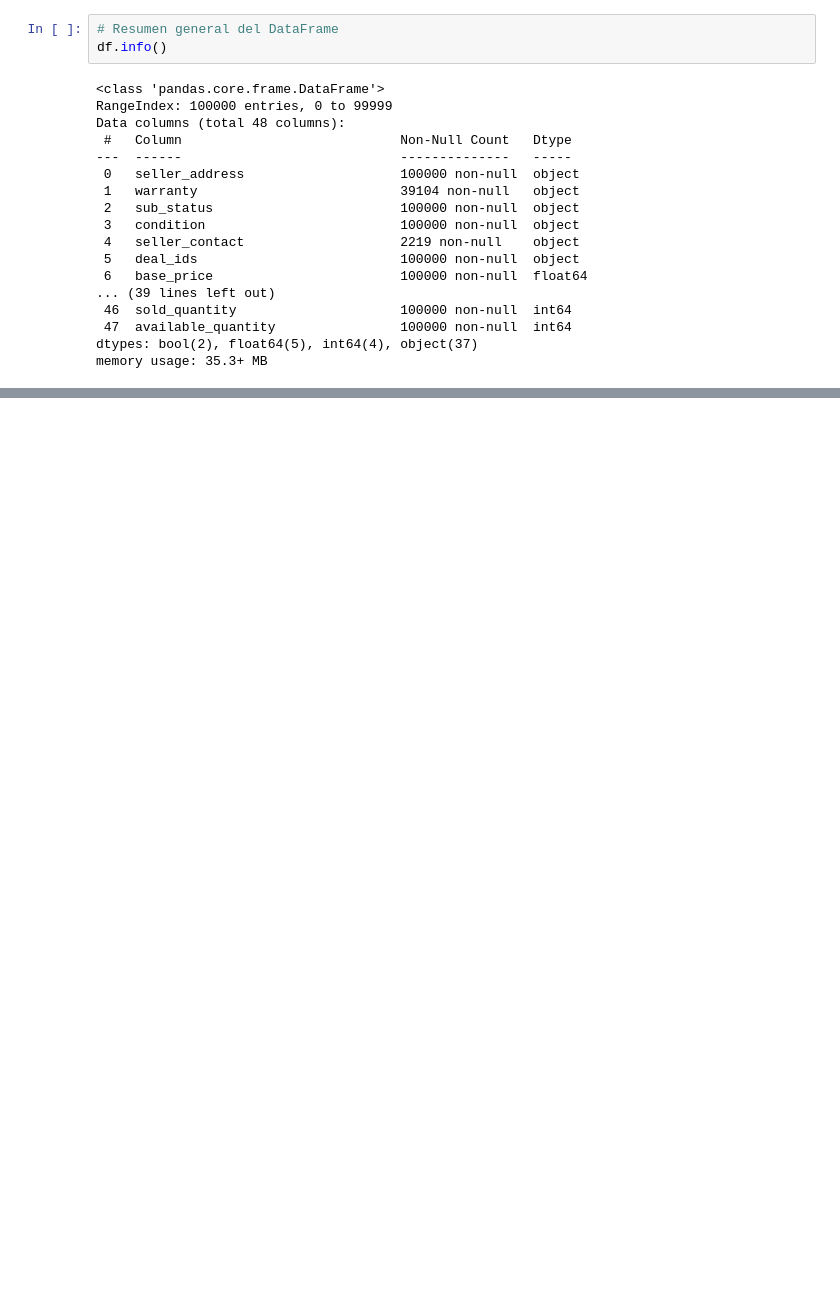
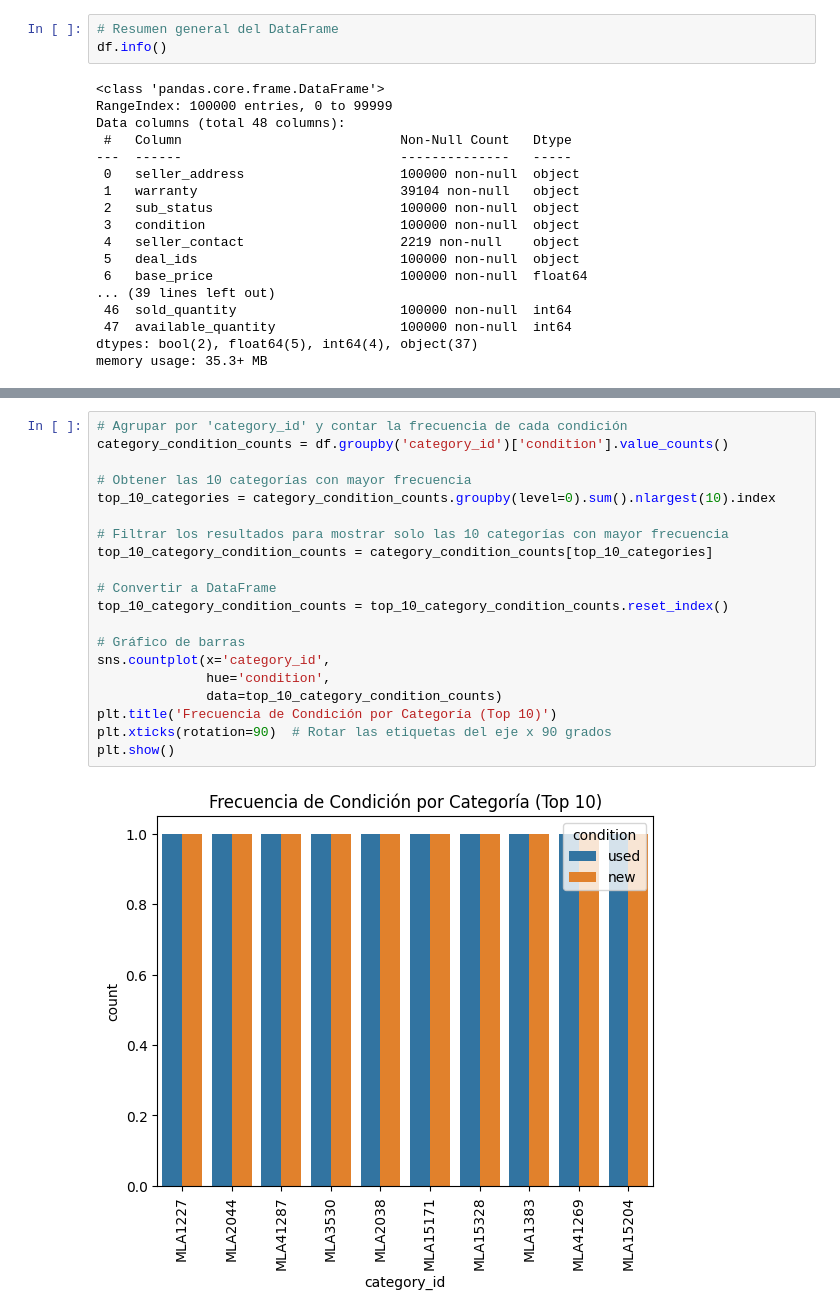
Before and after one commit to jalvergara/model_training, a Jupyter notebook: notebooks/001_EDA.ipynb, the cells around one changed output, grey strips where cells are left out. Saved outputs shown, nothing was run; the diff lists cells and outputs as text; blank space fills up the shorter version.

```diff
--- a/notebooks/001_EDA.ipynb
+++ b/notebooks/001_EDA.ipynb
@@ -146,0 +298,22 @@ dtype: float64
+# %%
+# Agrupar por 'category_id' y contar la frecuencia de cada condición
+category_condition_counts = df.groupby('category_id')['condition'].value_counts()
+
+# Obtener las 10 categorías con mayor frecuencia
+top_10_categories = category_condition_counts.groupby(level=0).sum().nlargest(10).index
+
+# Filtrar los resultados para mostrar solo las 10 categorías con mayor frecuencia
+top_10_category_condition_counts = category_condition_counts[top_10_categories]
+
+# Convertir a DataFrame
+top_10_category_condition_counts = top_10_category_condition_counts.reset_index()
+
+# Gráfico de barras
+sns.countplot(x='category_id',
+              hue='condition',
+              data=top_10_category_condition_counts)
+plt.title('Frecuencia de Condición por Categoría (Top 10)')
+plt.xticks(rotation=90)  # Rotar las etiquetas del eje x 90 grados
+plt.show()
+# %% [output]
+[figure, added]
```
Also changed, not shown: parts of 44 cells of this notebook, 6 other files.
